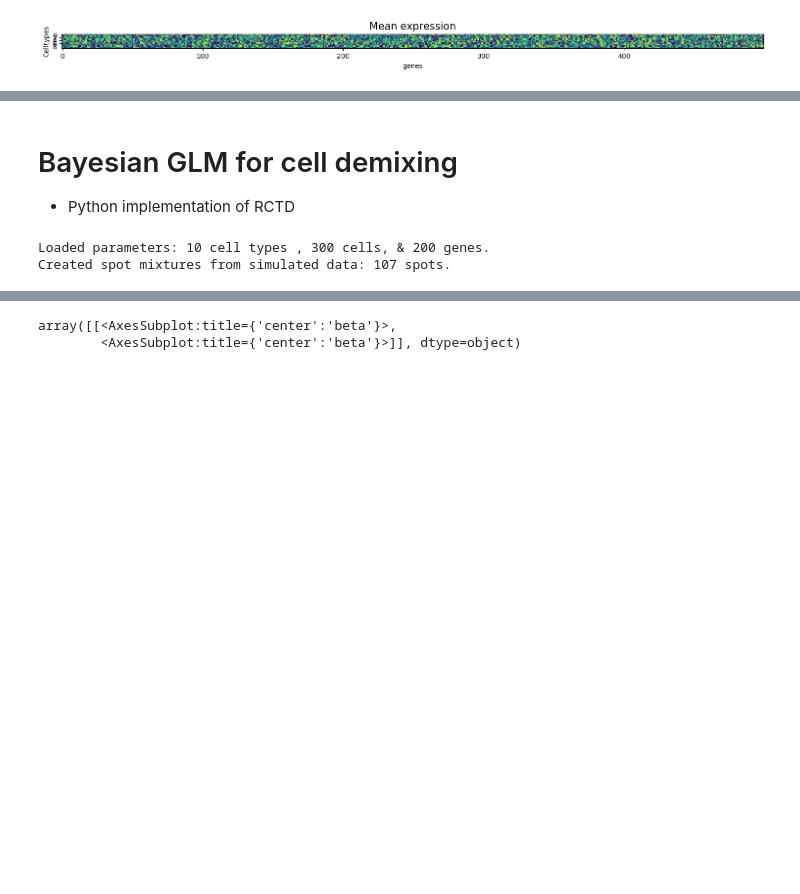
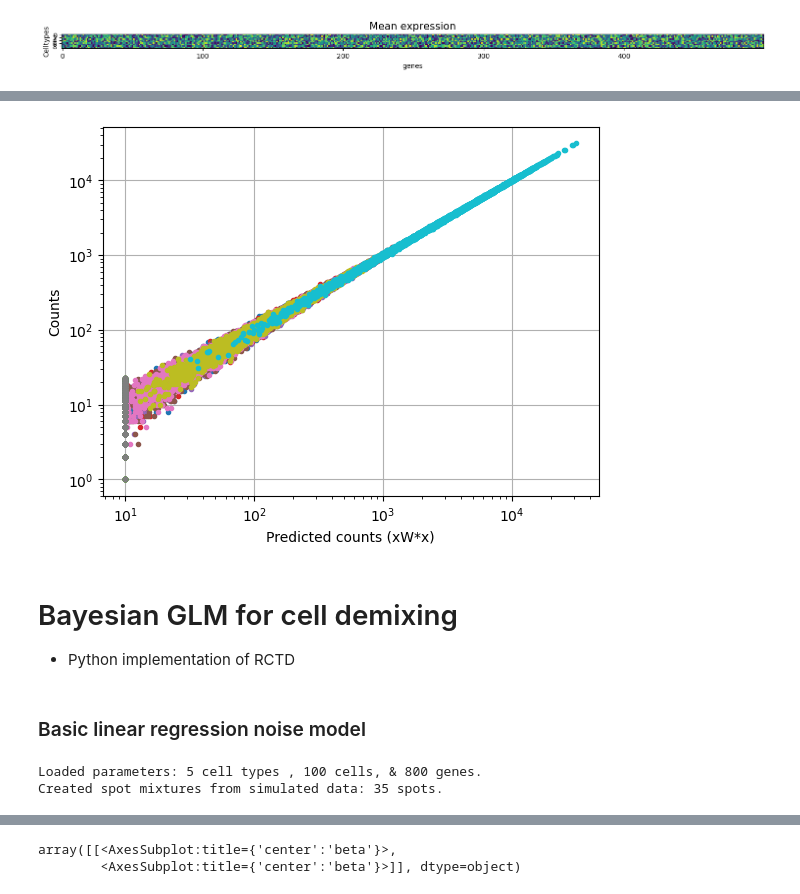
Before and after one commit to dmnburrows/spatial_transcriptomics, a Jupyter notebook: cell_decomp.ipynb, the cells around one changed output, grey strips where cells are left out. Drawn from its saved outputs; the diff is of its cells as text; code cells hidden in the pictures; blank space fills up the shorter version.

Commit message:
Improving notation for PYMC models and adding alternative spot simulation technique

```diff
--- a/cell_decomp.ipynb
+++ b/cell_decomp.ipynb
@@ -98,18 +124,69 @@ plt.show()
+# %%
+# Simulate data
+smoke_test=False
+
+if smoke_test:
+    C=4   # Cells
+    S=20  # Visium sites
+    G=100  # Genes
+else:
+    C=30   # Cells
+    S=300  # Visium sites
+    G=5000  # Genes
+
+N,Nref=100,10       # Scaling factor for total library size for Visium and for cell type reference
+rho=0.1 # Fraction of independent variation in cell type gene expression
+r=4 # Dispersion parameter for negative binomial counts
+
+# Cell type gene expression. For most genes, the gene expression is strongly correlated
+# across all cell types. The expression level is the sum of a a shared component (0.9)
+# and an independent component (0.1)
+x = rng.exponential((1-rho)*N,size=(1,G))+rng.exponential(rho*N,size=(C,G))
+
+# For a small fraction of genes (e.g. 5%), the gene expression is completely uncorrelated across cell types
+Gde = int(0.2*G) # Fraction of DE genes
+x[:,:Gde] = rng.exponential(N,size=(C,Gde))
+
+# Weights of each cell type at each site. Interpret this as the number of cells of each type that show up
+# at each site.
+mu_cell = rng.exponential(2/C,size=(C)) # Mean number of cells at each site
+W=my_negbinom(np.tile(mu_cell, (S,1)))
+
+# Gene expression at each site
+bgd = 10
+mu_site=bgd+(W@x)
+y=my_negbinom(mu_site)
+# %%
+plt.loglog(mu_site[:10].T, y[:10].T,'.');
+plt.xlabel('Predicted counts (xW*x)')
+plt.ylabel('Counts')
+plt.grid()
+# %% [output]
+[figure, added]
 # %% [markdown]
 # Bayesian GLM for cell demixing
 * Python implementation of RCTD
+# %% [markdown]
+### Basic linear regression noise model
 # %%
 #Define parameters of simulated data
-n_clusts = 10
-n_genes = 600
-n_cells = 500
-rate_range = 0,20 #max and min of uniform distribution for generating rates
+n_clusts = 5
+n_genes = 800
+n_cells = 100
+rate_range = 0,40 #max and min of uniform distribution for generating rates
+per = 55 #percentage of dropped genes
+e_std= 0 #spot + gene noise
+g_std = 0 #gene specific noise
+a_std = 0 #spot specific noise
 
 #Simulate spot data from simulated gene expression
 spot_sim = cdfn.simulate_cell_mix(n_clusts, n_cells, n_genes).simulate_gene_exp(rate_range)
+n_spots = spot_sim.__dict__['n_spots']
+spots = spot_sim.__dict__['spots']
+ref_exp = spot_sim.__dict__['mean_exps']
+prop_vec = spot_sim.__dict__['prop_vec']
 
-#Simulate spot data from real gene expression data
-#spot_real = cdfn.simulate_cell_mix(n_clusts, n_cells, n_genes).real_gene_exp(cell_counts, clust_vec)
+spots = spots.astype(int)
 # %% [output]
-Loaded parameters: 10 cell types , 300 cells, & 200 genes.
-Created spot mixtures from simulated data: 107 spots.
+Loaded parameters: 5 cell types , 100 cells, & 800 genes.
+Created spot mixtures from simulated data: 35 spots.
```
Also changed, not shown: parts of 38 cells of this notebook.
